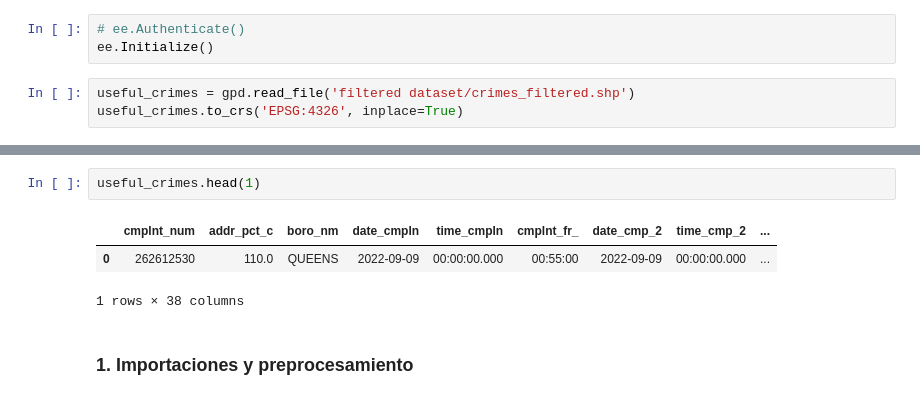
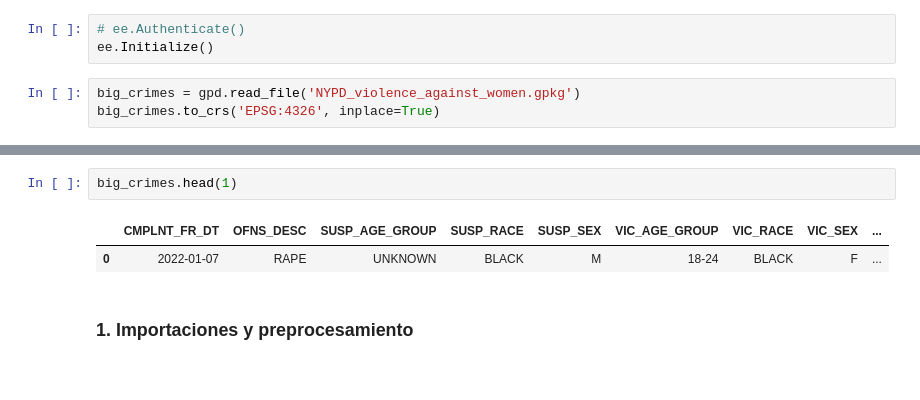
Before and after one commit to Larraguibel/HeatIslandsWV, a Jupyter notebook: violence_against_women.ipynb, the cells around one changed output, grey strips where cells are left out. Cells and saved outputs as stored; diff of their text form.

```diff
--- a/vaw.ipynb
+++ b/violence_against_women.ipynb
@@ -25,8 +25,8 @@ import ui
 # ee.Authenticate()
 ee.Initialize()
 # %%
-useful_crimes = gpd.read_file('filtered dataset/crimes_filtered.shp')
-useful_crimes.to_crs('EPSG:4326', inplace=True)
+big_crimes = gpd.read_file('NYPD_violence_against_women.gpkg')
+big_crimes.to_crs('EPSG:4326', inplace=True)
 # %%
 manz = gpd.read_file('nyct2020_23b/nyct2020.shp')
 manz.to_crs('EPSG:4326', inplace=True)
@@ -35,11 +35,10 @@ manz.head(1)
 |  | CTLabel | BoroCode | BoroName | CT2020 | BoroCT2020 | CDEligibil | NTAName | NTA2020 | CDTA2020 | CDTANAME | ... |
 | 0 | 1 | 1 | Manhattan | 000100 | 1000100 | None | The Battery-Governors Island-Elli... | MN0191 | MN01 | MN01 Financial District-Tribeca (... | ... |
 # %%
-useful_crimes.head(1)
+big_crimes.head(1)
 # %% [output]
-|  | cmplnt_num | addr_pct_c | boro_nm | date_cmpln | time_cmpln | cmplnt_fr_ | date_cmp_2 | time_cmp_2 | ... |
-| 0 | 262612530 | 110.0 | QUEENS | 2022-09-09 | 00:00:00.000 | 00:55:00 | 2022-09-09 | 00:00:00.000 | ... |
+|  | CMPLNT_FR_DT | OFNS_DESC | SUSP_AGE_GROUP | SUSP_RACE | SUSP_SEX | VIC_AGE_GROUP | VIC_RACE | VIC_SEX | ... |
+| 0 | 2022-01-07 | RAPE | UNKNOWN | BLACK | M | 18-24 | BLACK | F | ... |
-1 rows × 38 columns
 # %% [markdown]
 ### 1. Importaciones y preprocesamiento
 # %%
```
Also changed, not shown: parts of 2 cells of this notebook.
